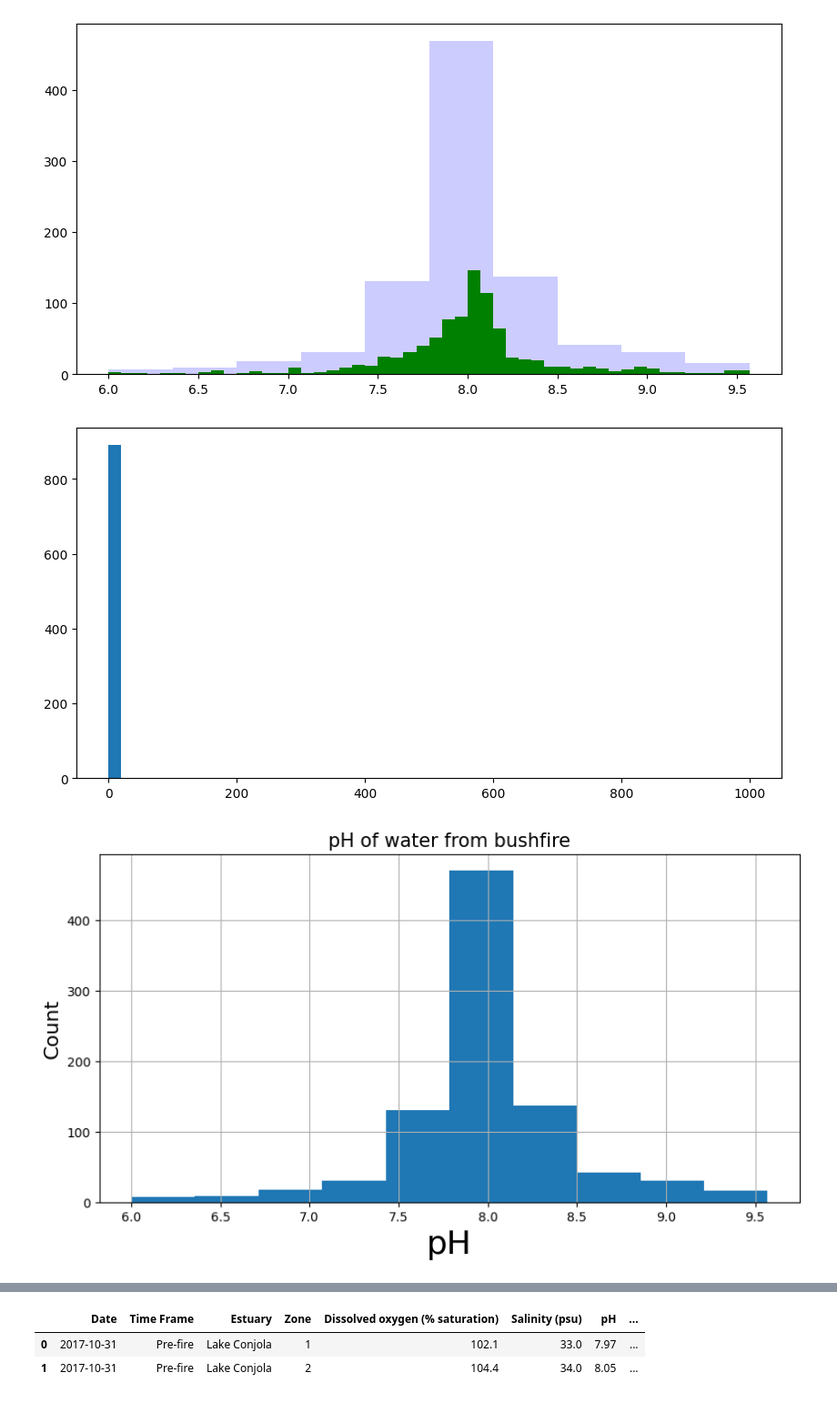
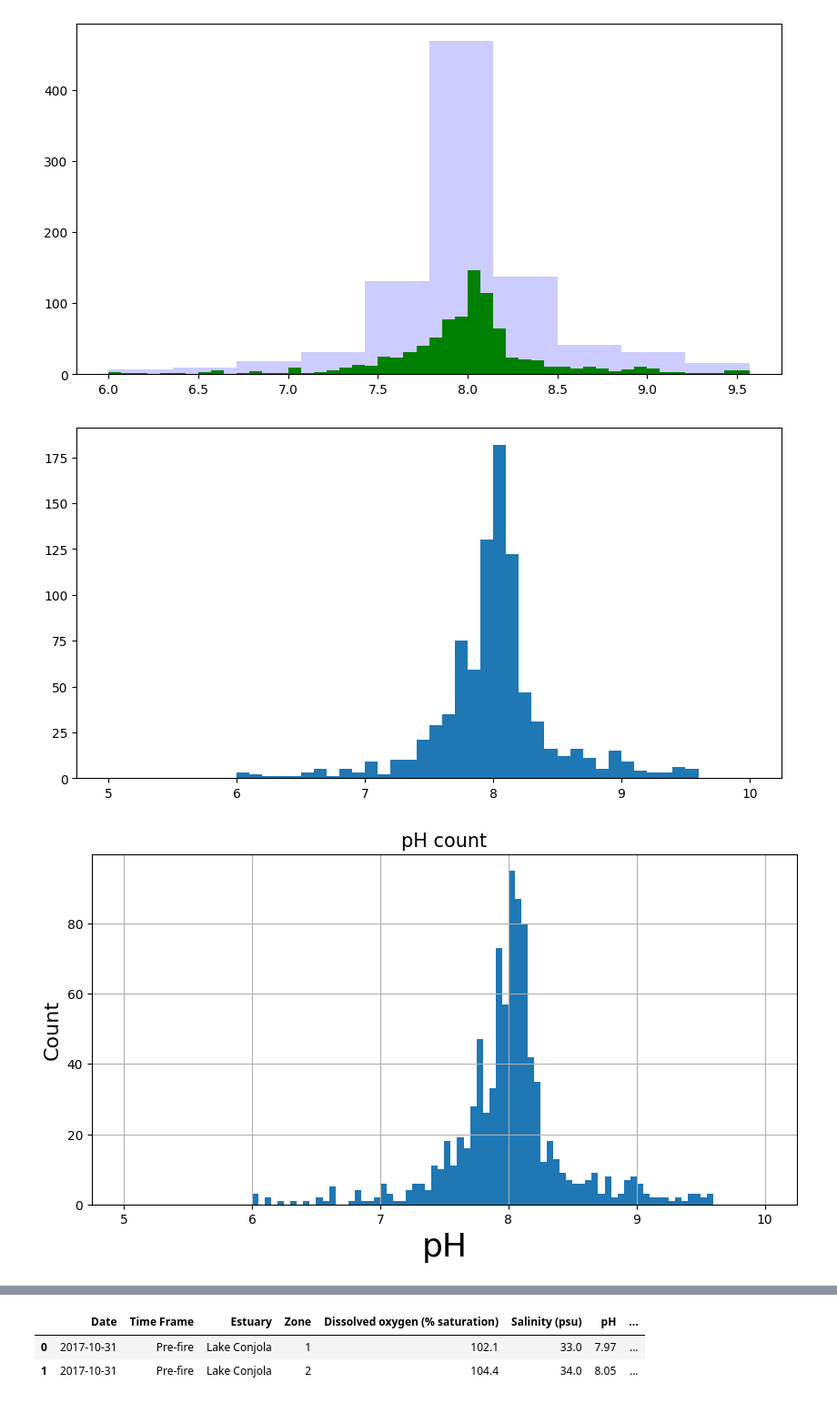
Before and after one commit to Aileenbeatrice/bushfire_data-, a Jupyter notebook: my_data_project.ipynb, the cells around one changed output, grey strips where cells are left out. Shown at 91% size. Drawn from its saved outputs; the diff is of its cells as text; code cells hidden in the pictures.

```diff
--- a/my_data_project.ipynb
+++ b/my_data_project.ipynb
@@ -135,8 +135,8 @@ plt.show()
 [figure]
 # %%
 number_of_bins = 50
-lower_bound = 0
-upper_bound = 1000
+lower_bound = 5
+upper_bound = 10
 plt.hist(
     bushfire_data.pH,
     bins=number_of_bins,
@@ -144,13 +144,17 @@ plt.hist(
 )
 plt.show()
 # %% [output]
-[figure, old version]
+[figure, new version]
 # %%
-plt.hist(bushfire_data.pH[bushfire_data.pH < 1000])
-plt.title("pH of water from bushfire", fontsize=15)
+number_of_bins = 100
+lower_bound = 5
+upper_bound = 10
+
+plt.hist(bushfire_data.pH, bins=number_of_bins, range=(lower_bound, upper_bound))
+plt.title("pH count", fontsize=15)
 plt.xlabel("pH", fontsize=26)
 plt.ylabel("Count", fontsize=16)
 plt.grid(True)
 plt.show()
 # %% [output]
-[figure, old version]
+[figure, new version]
```
Also changed, not shown: parts of 19 cells of this notebook, 11 other files.
